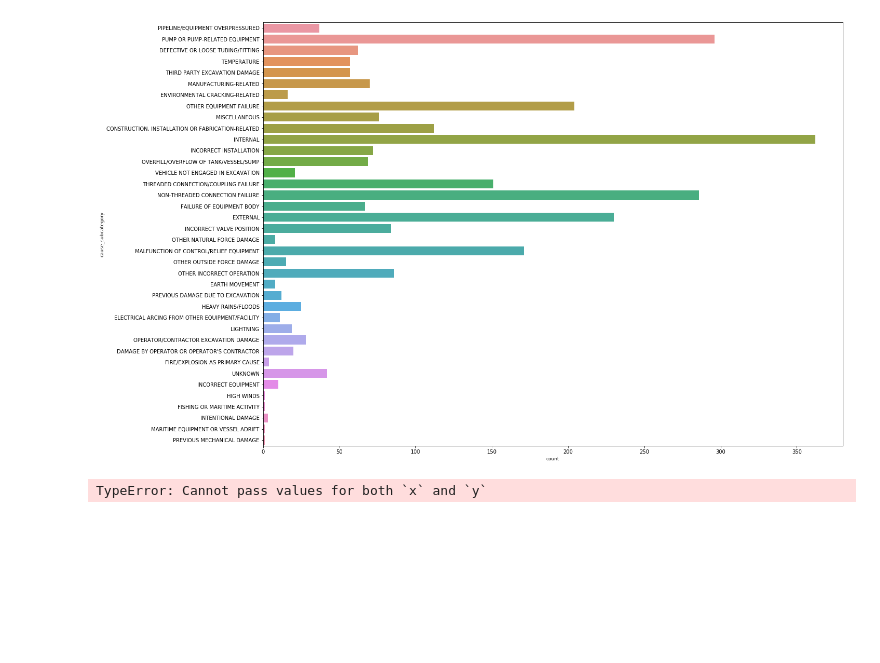
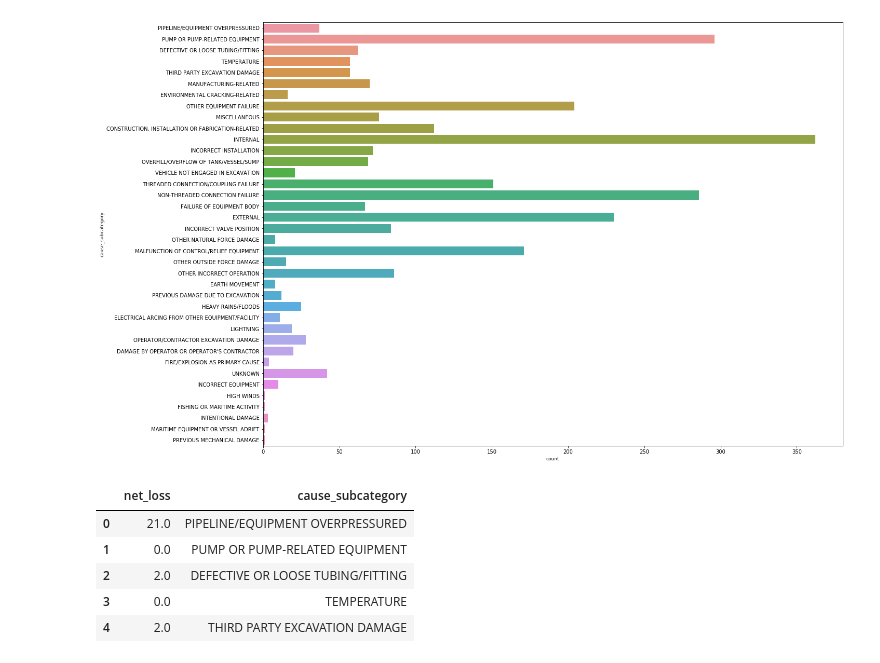
Before and after one commit to Vsosameza/Oil_Spill_Data_Analysis, a Jupyter notebook: oil_sketch.ipynb, the cells around one changed output. Drawn from its saved outputs; the diff is of its cells as text; code cells hidden in the pictures; blank space fills up the shorter version.

```diff
--- a/oil_sketch.ipynb
+++ b/oil_sketch.ipynb
@@ -201,6 +207,13 @@ sns.countplot(y=df_n['cause_subcategory'], data=df_n);
 # %% [output]
 [figure]
 # %%
-sns.countplot(x = df_n['net_loss'], y=df_n['cause_subcategory'])
+df_sm = df_n[['net_loss','cause_subcategory']]`
-# %% [output]
-TypeError: Cannot pass values for both `x` and `y`
+# %%
+df_sm.head()
+# %% [output]
+|  | net_loss | cause_subcategory |
+| 0 | 21.0 | PIPELINE/EQUIPMENT OVERPRESSURED |
+| 1 | 0.0 | PUMP OR PUMP-RELATED EQUIPMENT |
+| 2 | 2.0 | DEFECTIVE OR LOOSE TUBING/FITTING |
+| 3 | 0.0 | TEMPERATURE |
+| 4 | 2.0 | THIRD PARTY EXCAVATION DAMAGE |
```
Also changed, not shown: parts of 6 cells of this notebook.
